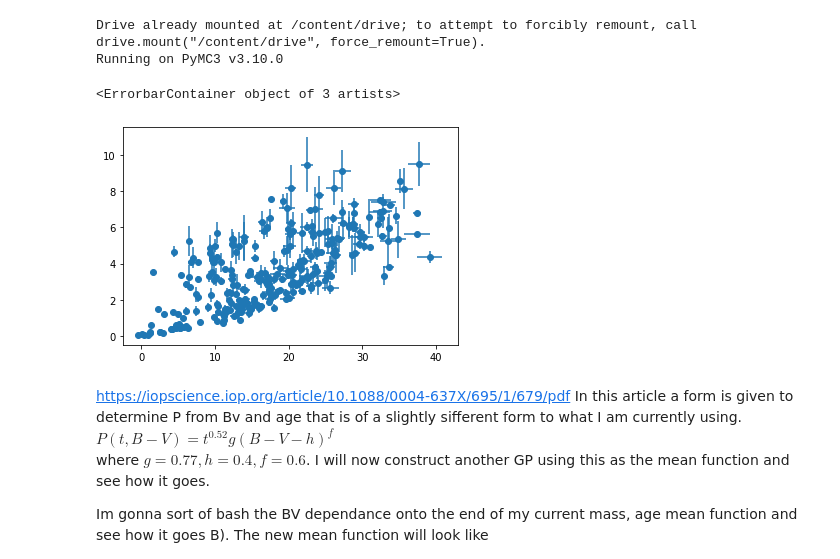
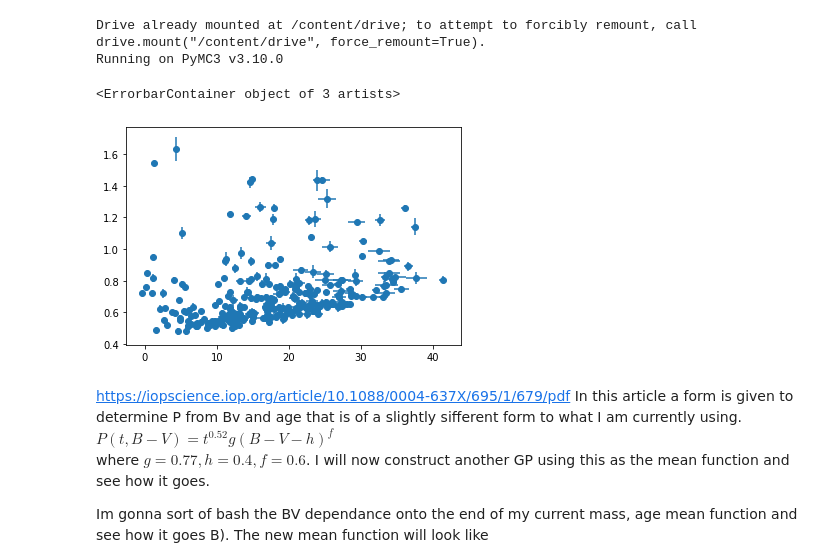
Before and after one commit to ni-phy/year4-project, a Jupyter notebook: Henry/3d_fitting.ipynb, the cells around one changed output. Saved outputs shown, nothing was run; the diff lists cells and outputs as text; code cells hidden in the pictures.

```diff
--- a/Henry/3d_fitting.ipynb
+++ b/Henry/3d_fitting.ipynb
@@ -70,33 +70,34 @@ data = np.genfromtxt('/content/drive/My Drive/data/data2.csv', delimiter=',', sk
 Teff = data[:,1][0::smp_rt] # Teff
 Prot = data[:, 2][0::smp_rt]  # Prot
 Age = data[:, 3][0::smp_rt]  # Age
 Mass = data[:, 4][0::smp_rt]   # mass
 b = pyasl.BallesterosBV_T()
 BV =  b.t2bv(np.array(Teff))
 #data 1 and data 2 have differnet columns!
 
 ## Here is where I am adding some noise to the data roughly 5% for mass prot and Teff, 10% for Age
 
 data_noise = True
 n_age = 0.2
 n_oth = 0.05
 
 if data_noise:
 
 
   Age_err = np.random.uniform(-1,1,len(Age))*Age*n_age
   BV_err = np.random.uniform(-1,1,len(Age))*BV*n_oth
 
   Prot_err = np.random.uniform(-1,1,len(Age))*Prot*n_oth
   Mass_err = np.random.rand(len(Mass)) * Mass*n_oth
 
   Age  += Age_err
   BV += BV_err
   Prot += Prot_err
   Mass += Mass_err
 
-plt.errorbar(Prot, Age, yerr=Age_err, xerr=Prot_err, fmt='o')
+plt.errorbar(Prot, BV, yerr=BV_err, xerr=Prot_err, fmt='o')
+#plt.plot(BV)
 # %% [output]
 <ErrorbarContainer object of 3 artists>
-[figure, old version]
+[figure, new version]
 # %%
```
Also changed, not shown: parts of 13 cells of this notebook.
